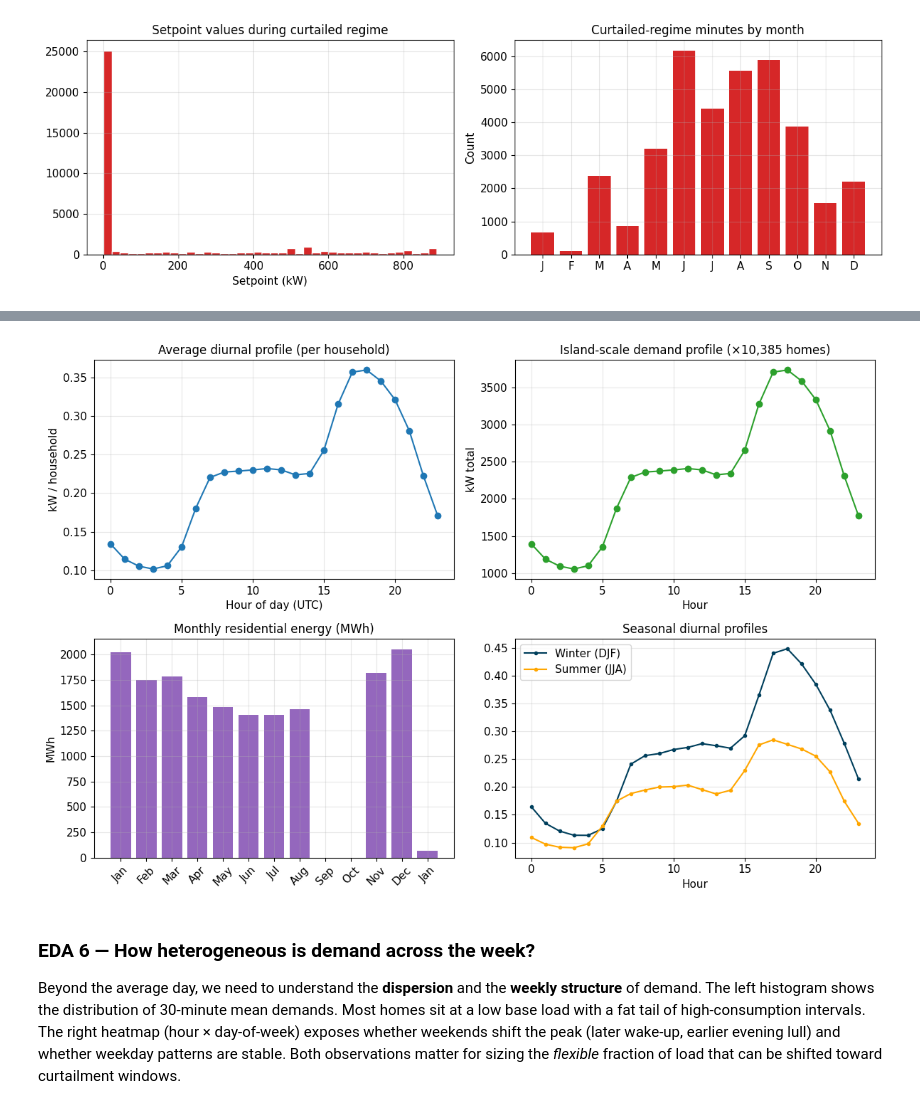
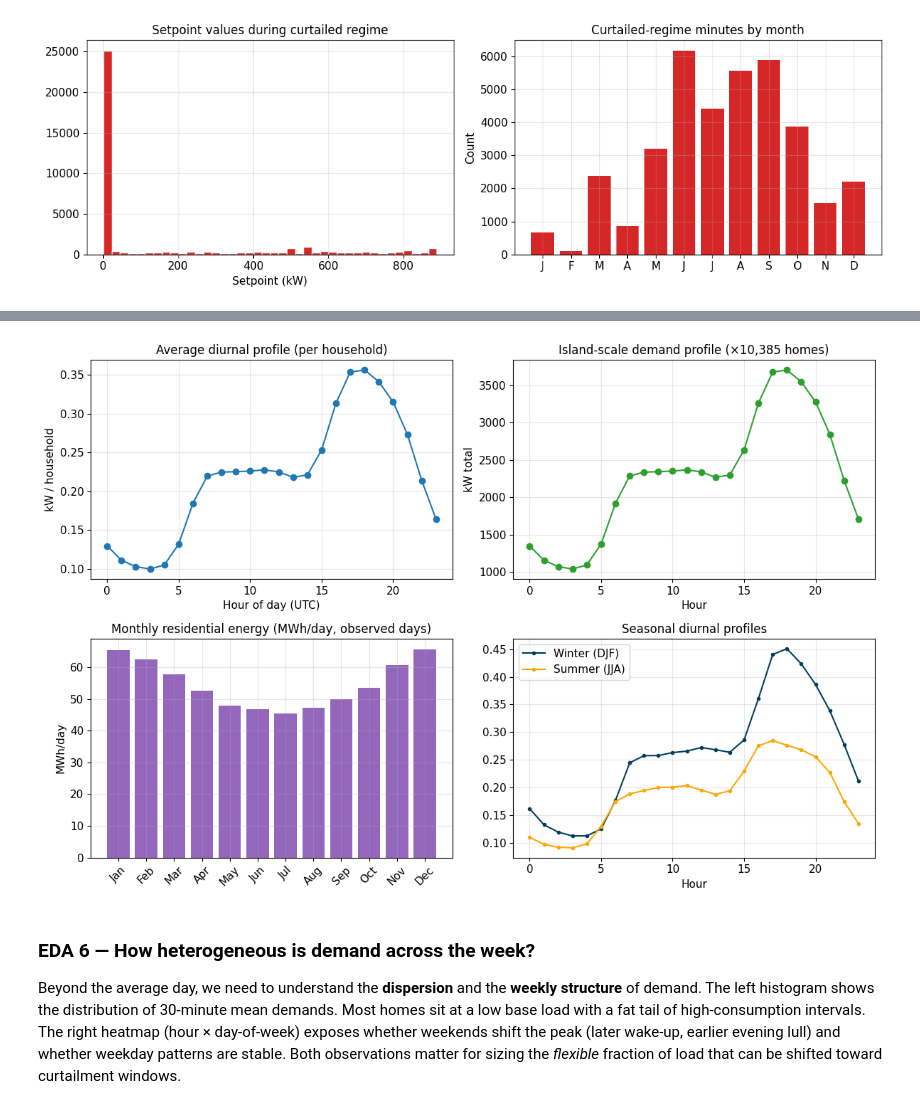
Before and after one commit to AreedAdmin/AiB-Capstone, a Jupyter notebook: report.ipynb, the cells around one changed output, grey strips where cells are left out. Cells and saved outputs as stored; diff of their text form; code cells hidden in the pictures.

```diff
--- a/report.ipynb
+++ b/report.ipynb
@@ -112,7 +112,7 @@ CUT_IN_MS = 3.0  # approximate; refined from data in EDA
 
 # --- Orkney households ---
 N_HOUSEHOLDS_ORKNEY = 10_385
-DEMAND_ANOMALY_MONTHS = [9, 10]  # Sep–Oct 2017 sample-size spike (FAQ)
+DEMAND_ANOMALY_MAD_Z = 4.5  # robust z-score threshold for daily N_households anomalies
 
 # --- DR flexibility ---
 F_FLEX = 0.40
@@ -171,9 +171,9 @@ assumptions = pd.DataFrame([
     {"parameter": "n_households_orkney", "value": N_HOUSEHOLDS_ORKNEY,
      "meaning": "Orkney households for penetration % and demand scaling",
      "source": "HSO FAQ.txt (~10,385)"},
-    {"parameter": "demand_anomaly_months", "value": str(DEMAND_ANOMALY_MONTHS),
-     "meaning": "Months flagged in EDA (sample N_households spike)",
-     "source": "HSO FAQ.txt (Sep–Oct 2017 anomaly)"},
+    {"parameter": "demand_anomaly_mad_z", "value": DEMAND_ANOMALY_MAD_Z,
+     "meaning": "Robust z-score threshold for daily sample-size anomaly detection",
+     "source": "Consultant rule based on robust linear-trend residuals"},
     {"parameter": "f_flex", "value": F_FLEX,
      "meaning": "Fraction of variable demand dispatchable by DR heating",
      "source": "Consultant assumption; FAQ best/worst framing"},
@@ -445,13 +478,13 @@ turbine_raw = load_turbine()
 demand_raw = load_demand()
 
 turbine, t_ledger = clean_turbine(turbine_raw, year=HEADLINE_YEAR)
-demand_all, demand, d_ledger = clean_demand(demand_raw)
+demand_all, demand, d_ledger = clean_demand(demand_raw, year=HEADLINE_YEAR)
 
-print("Turbine cleaning ledger:")
-display(t_ledger.to_frame("count"))
-print("\n")
-print("Demand cleaning ledger:")
-display(d_ledger.to_frame("count"))
+# print("Turbine cleaning ledger:")
+# display(t_ledger.to_frame("count"))
+# print("\n")
+# print("Demand cleaning ledger:")
+# display(d_ledger.to_frame("count"))
 
 # print(f"\nTurbine {HEADLINE_YEAR}: {len(turbine):,} rows")
-# print(f"Demand (full year): {len(demand_all):,} half-hours | EDA subset (excl. Sep–Oct): {len(demand):,}")
+# print(f"Demand ({HEADLINE_YEAR} only): {len(demand_all):,} half-hours | EDA subset (excl. detected anomaly days): {len(demand):,}")
@@ -601,40 +628,42 @@ demand["month"] = demand["Timestamp"].dt.month
 
 fig, axes = plt.subplots(2, 2, figsize=(12, 8))
 
 # Average day profile (all clean months)
 day_prof = demand.groupby("hour")["Demand_mean_kw"].mean()
 axes[0, 0].plot(day_prof.index, day_prof.values, marker="o", color="#1f77b4")
 axes[0, 0].set_title("Average diurnal profile (per household)")
 axes[0, 0].set_xlabel("Hour of day (UTC)")
 axes[0, 0].set_ylabel("kW / household")
 
 # Island-scale total demand
 day_total = demand.groupby("hour")["demand_total_kw"].mean()
 axes[0, 1].plot(day_total.index, day_total.values, marker="o", color="#2ca02c")
 axes[0, 1].set_title(f"Island-scale demand profile (×{N_HOUSEHOLDS_ORKNEY:,} homes)")
 axes[0, 1].set_xlabel("Hour")
 axes[0, 1].set_ylabel("kW total")
 
-# Monthly energy
+# Monthly energy normalized by observed days (robust to missing/anomaly exclusions)
 monthly_mwh = demand.set_index("Timestamp")["demand_total_kw"].resample("ME").sum() * 0.5 / 1000
-axes[1, 0].bar(range(len(monthly_mwh)), monthly_mwh.values, color="#9467bd")
-axes[1, 0].set_xticks(range(len(monthly_mwh)))
-axes[1, 0].set_xticklabels([d.strftime("%b") for d in monthly_mwh.index], rotation=45)
-axes[1, 0].set_title("Monthly residential energy (MWh)")
-axes[1, 0].set_ylabel("MWh")
+days_present = demand.set_index("Timestamp")["Demand_mean_kw"].resample("ME").count() / 48.0
+monthly_mwh_per_day = monthly_mwh / days_present.replace(0, np.nan)
+axes[1, 0].bar(range(len(monthly_mwh_per_day)), monthly_mwh_per_day.values, color="#9467bd")
+axes[1, 0].set_xticks(range(len(monthly_mwh_per_day)))
+axes[1, 0].set_xticklabels([d.strftime("%b") for d in monthly_mwh_per_day.index], rotation=45)
+axes[1, 0].set_title("Monthly residential energy (MWh/day, observed days)")
+axes[1, 0].set_ylabel("MWh/day")
 
 # Winter vs summer day shapes
 for label, months, color in [("Winter (DJF)", [12, 1, 2], "#003f5c"), ("Summer (JJA)", [6, 7, 8], "#ffa600")]:
     sub = demand[demand["month"].isin(months)].groupby("hour")["Demand_mean_kw"].mean()
     axes[1, 1].plot(sub.index, sub.values, label=label, color=color, marker=".")
 axes[1, 1].set_title("Seasonal diurnal profiles")
 axes[1, 1].set_xlabel("Hour")
 axes[1, 1].legend()
 
 plt.tight_layout()
 plt.show()
 # %% [output]
-[figure, old version]
+[figure, new version]
 # %% [markdown]
 ### EDA 6 — How heterogeneous is demand across the week?
 
```
Also changed, not shown: parts of 16 cells of this notebook, 2 other files.
